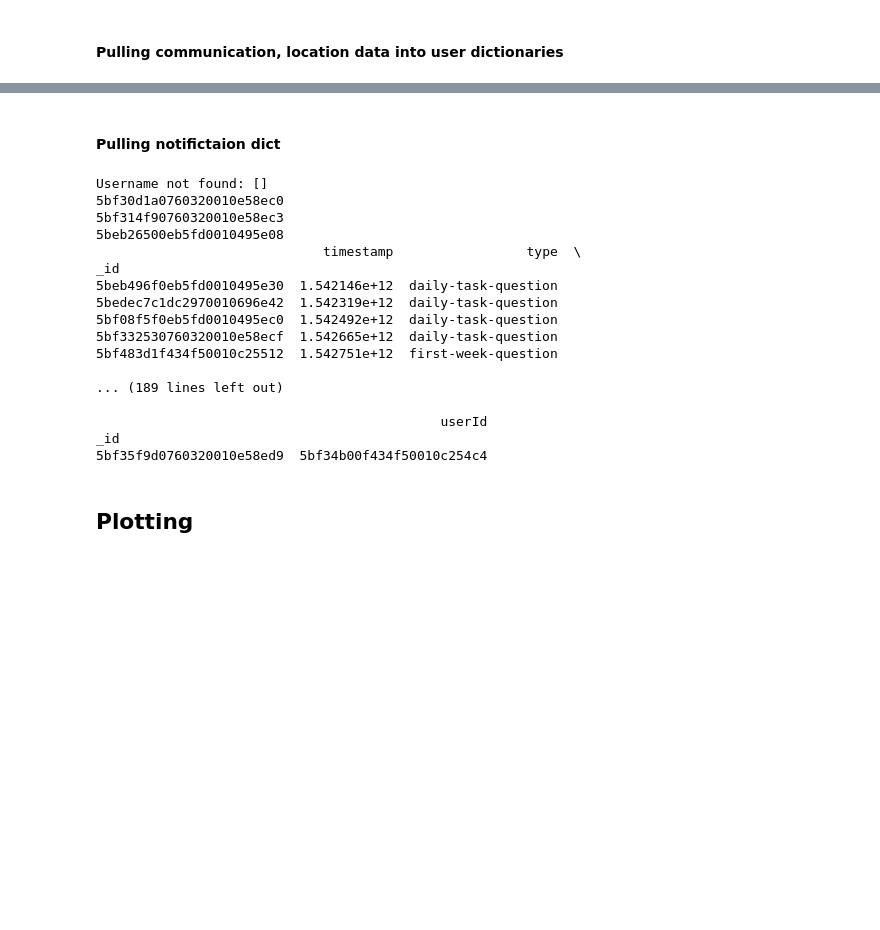
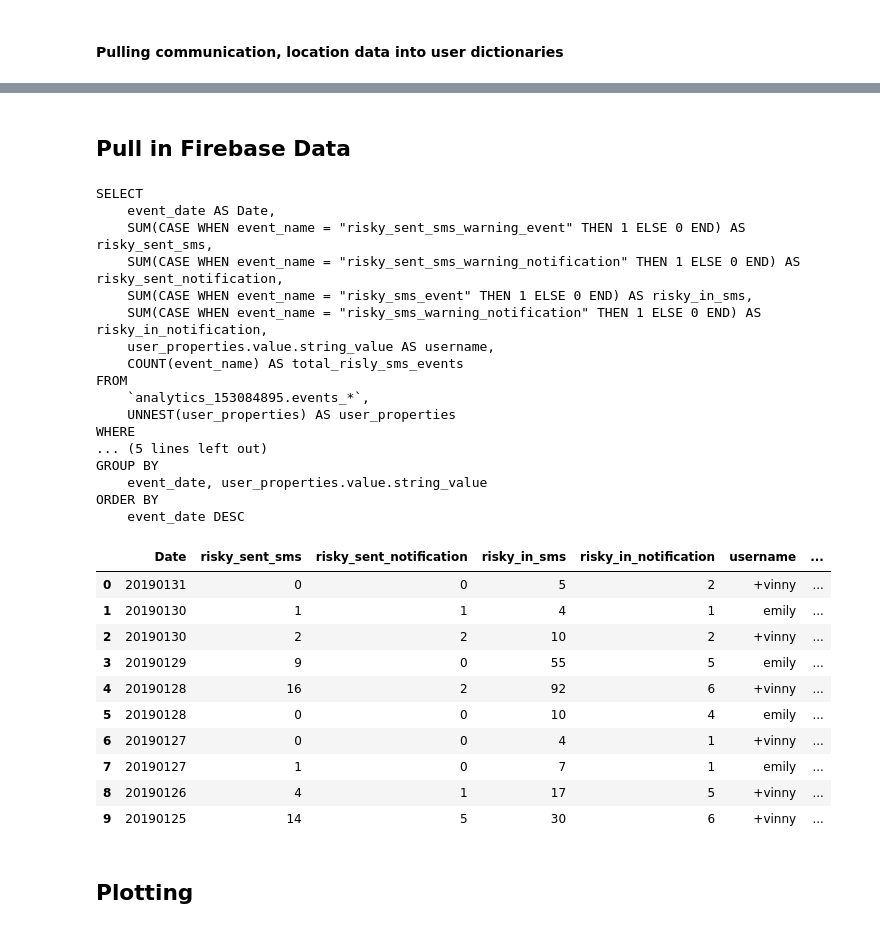
Before and after one commit to HeyCharlie2016/analysis, a Jupyter notebook: notebooks/FirebaseCommAnalyses.ipynb, the cells around one changed output, grey strips where cells are left out. Cells and saved outputs as stored; diff of their text form; code cells hidden in the pictures; blank space fills up the shorter version.

```diff
--- a/notebooks/FirebaseCommAnalyses.ipynb
+++ b/notebooks/FirebaseCommAnalyses.ipynb
@@ -118,0 +103,2 @@ for username in usernames:
+# %% [markdown]
+## Pull in Firebase Data
@@ -119,27 +114,61 @@ for username in usernames:
+# %%
+query = """
+SELECT
+    event_date AS Date,
+    SUM(CASE WHEN event_name = "risky_sent_sms_warning_event" THEN 1 ELSE 0 END) AS risky_sent_sms,
+    SUM(CASE WHEN event_name = "risky_sent_sms_warning_notification" THEN 1 ELSE 0 END) AS risky_sent_notification,
+    SUM(CASE WHEN event_name = "risky_sms_event" THEN 1 ELSE 0 END) AS risky_in_sms,
+    SUM(CASE WHEN event_name = "risky_sms_warning_notification" THEN 1 ELSE 0 END) AS risky_in_notification,
+    user_properties.value.string_value AS username,
+    COUNT(event_name) AS total_risly_sms_events
+FROM
+    `analytics_153084895.events_*`,
+    UNNEST(user_properties) AS user_properties
+WHERE
+    user_properties.value.string_value in ("{}")
+    AND (event_name = "risky_sent_sms_warning_event"
+        OR event_name = "risky_sent_sms_warning_notification"
+        OR event_name = "risky_sms_event"
+        OR event_name = "risky_sms_warning_notification")
+GROUP BY
+    event_date, user_properties.value.string_value
+ORDER BY
+    event_date DESC
+""".format('", "'.join(map(str, usernames)))
+print(query)
+df = client.query(query).to_dataframe()
+df.head(10)
+# %% [output]
+SELECT
+    event_date AS Date,
+    SUM(CASE WHEN event_name = "risky_sent_sms_warning_event" THEN 1 ELSE 0 END) AS risky_sent_sms,
+    SUM(CASE WHEN event_name = "risky_sent_sms_warning_notification" THEN 1 ELSE 0 END) AS risky_sent_notification,
+    SUM(CASE WHEN event_name = "risky_sms_event" THEN 1 ELSE 0 END) AS risky_in_sms,
+    SUM(CASE WHEN event_name = "risky_sms_warning_notification" THEN 1 ELSE 0 END) AS risky_in_notification,
+    user_properties.value.string_value AS username,
+    COUNT(event_name) AS total_risly_sms_events
+FROM
+    `analytics_153084895.events_*`,
+    UNNEST(user_properties) AS user_properties
+WHERE
+... (5 lines left out)
+GROUP BY
+    event_date, user_properties.value.string_value
+ORDER BY
+    event_date DESC
+|  | Date | risky_sent_sms | risky_sent_notification | risky_in_sms | risky_in_notification | username | ... |
+| 0 | 20190131 | 0 | 0 | 5 | 2 | +vinny | ... |
+| 1 | 20190130 | 1 | 1 | 4 | 1 | emily | ... |
+| 2 | 20190130 | 2 | 2 | 10 | 2 | +vinny | ... |
+| 3 | 20190129 | 9 | 0 | 55 | 5 | emily | ... |
+| 4 | 20190128 | 16 | 2 | 92 | 6 | +vinny | ... |
+| 5 | 20190128 | 0 | 0 | 10 | 4 | emily | ... |
+| 6 | 20190127 | 0 | 0 | 4 | 1 | +vinny | ... |
+| 7 | 20190127 | 1 | 0 | 7 | 1 | emily | ... |
+| 8 | 20190126 | 4 | 1 | 17 | 5 | +vinny | ... |
+| 9 | 20190125 | 14 | 5 | 30 | 6 | +vinny | ... |
 # %%
 # weekly_loc_log_dict['+vinny'].columns
-# %% [markdown]
-#### Pulling notifictaion dict
-# %%
-notification_dict = make_dataset.make_notification_data(users_df, usernames, PROJ_ROOT)
-# %% [output]
-Username not found: []
-5bf30d1a0760320010e58ec0
-5bf314f90760320010e58ec3
-5beb26500eb5fd0010495e08
-                             timestamp                 type  \
-_id
-5beb496f0eb5fd0010495e30  1.542146e+12  daily-task-question
-5bedec7c1dc2970010696e42  1.542319e+12  daily-task-question
-5bf08f5f0eb5fd0010495ec0  1.542492e+12  daily-task-question
-5bf332530760320010e58ecf  1.542665e+12  daily-task-question
-5bf483d1f434f50010c25512  1.542751e+12  first-week-question
-
-... (189 lines left out)
-
-                                            userId
-_id
-5bf35f9d0760320010e58ed9  5bf34b00f434f50010c254c4
 # %% [markdown]
 ## Plotting
 # %%
```
Also changed, not shown: parts of 7 cells of this notebook, 1 other file.
